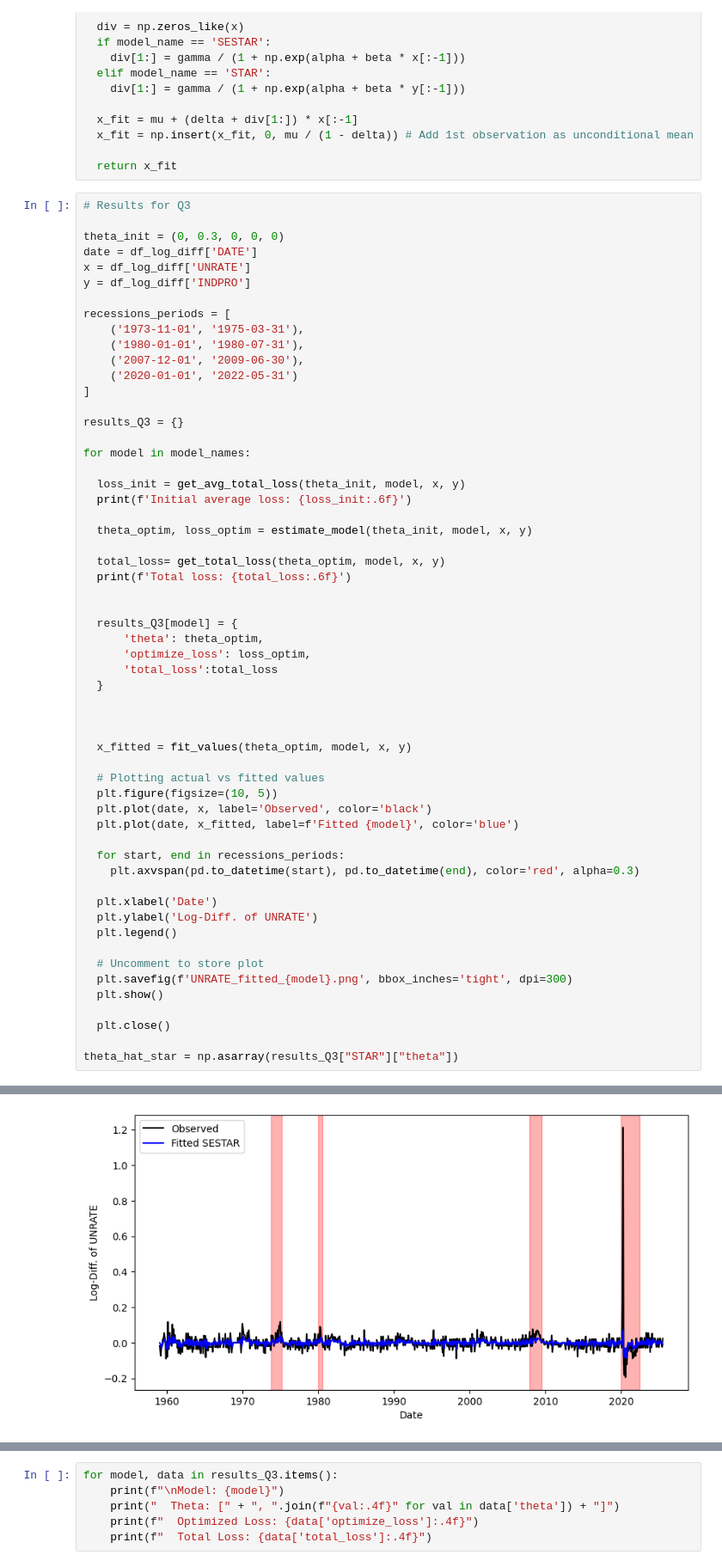
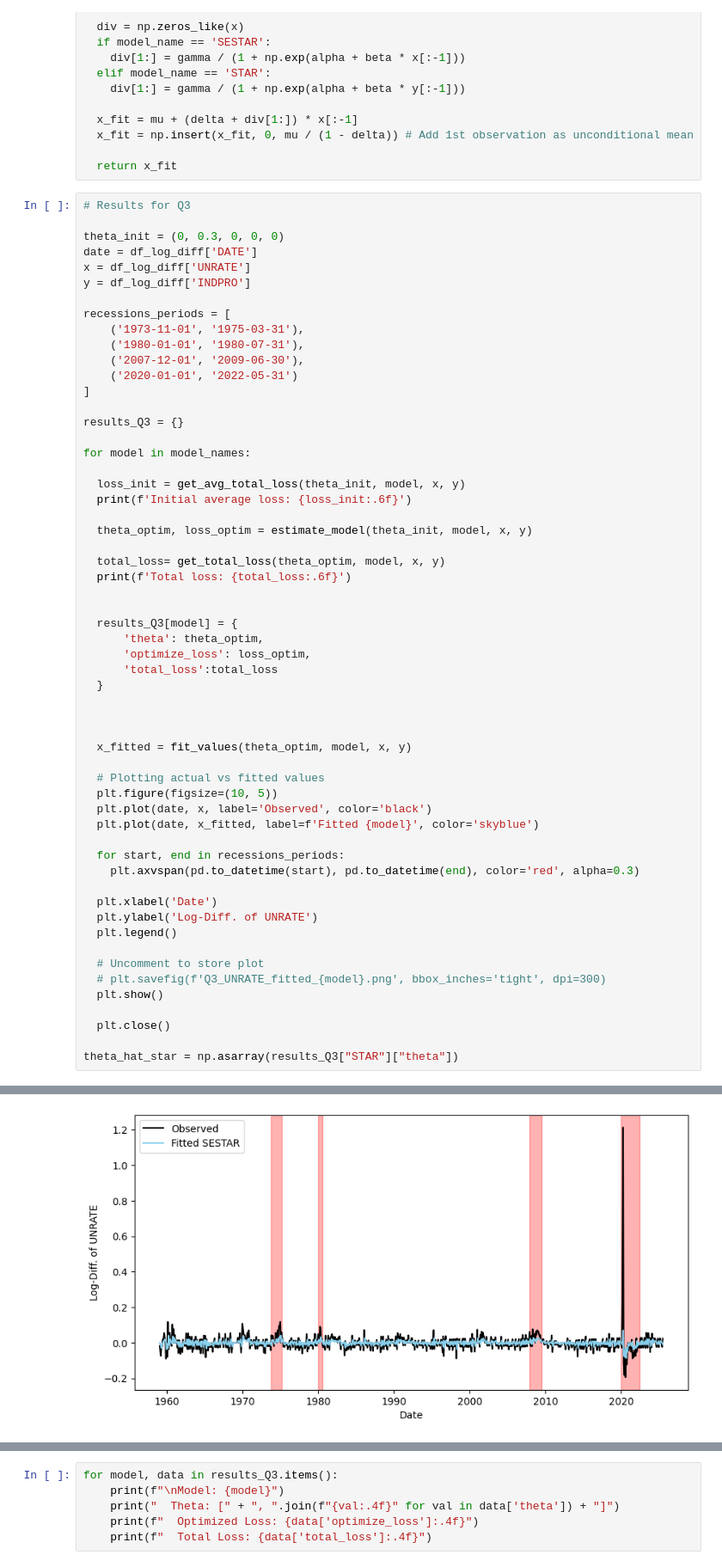
Before and after one commit to avril-rdgz/E_EORM_AECTR_GA2, a Jupyter notebook: GA2code_2872991_2894452_2903029_2892824_python.ipynb, the cells around one changed output, grey strips where cells are left out. Shown at 86% size. Cells and saved outputs as stored; diff of their text form.

Commit message:
Blue -> skyblue plots

```diff
--- a/GA2code_2872991_2894452_2903029_2892824_python.ipynb
+++ b/GA2code_2872991_2894452_2903029_2892824_python.ipynb
@@ -200,7 +208,7 @@ for model in model_names:
   # Plotting actual vs fitted values
   plt.figure(figsize=(10, 5))
   plt.plot(date, x, label='Observed', color='black')
-  plt.plot(date, x_fitted, label=f'Fitted {model}', color='blue')
+  plt.plot(date, x_fitted, label=f'Fitted {model}', color='skyblue')
 
   for start, end in recessions_periods:
     plt.axvspan(pd.to_datetime(start), pd.to_datetime(end), color='red', alpha=0.3)
@@ -210,7 +218,7 @@ for model in model_names:
   plt.legend()
 
   # Uncomment to store plot
-  plt.savefig(f'UNRATE_fitted_{model}.png', bbox_inches='tight', dpi=300)
+  # plt.savefig(f'Q3_UNRATE_fitted_{model}.png', bbox_inches='tight', dpi=300)
   plt.show()
 
   plt.close()
@@ -226,10 +234,10 @@ Total loss: 2.329415
 Initial average loss: 0.003037
 
 Warning: Optimization failed for SESTAR.
 Message: Maximum number of iterations has been exceeded.
 
 Total loss: 2.222424
-[figure, old version]
+[figure, new version]
 Initial average loss: 0.003037
 
 Warning: Optimization failed for STAR.
```
Also changed, not shown: parts of 2 cells of this notebook.
